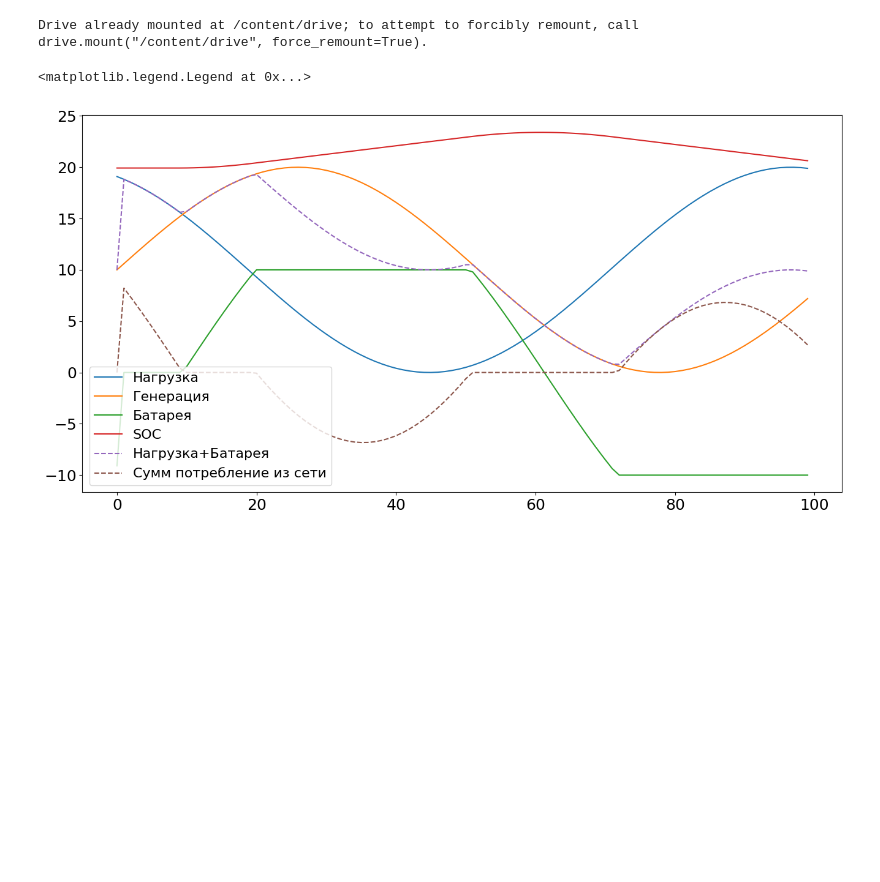
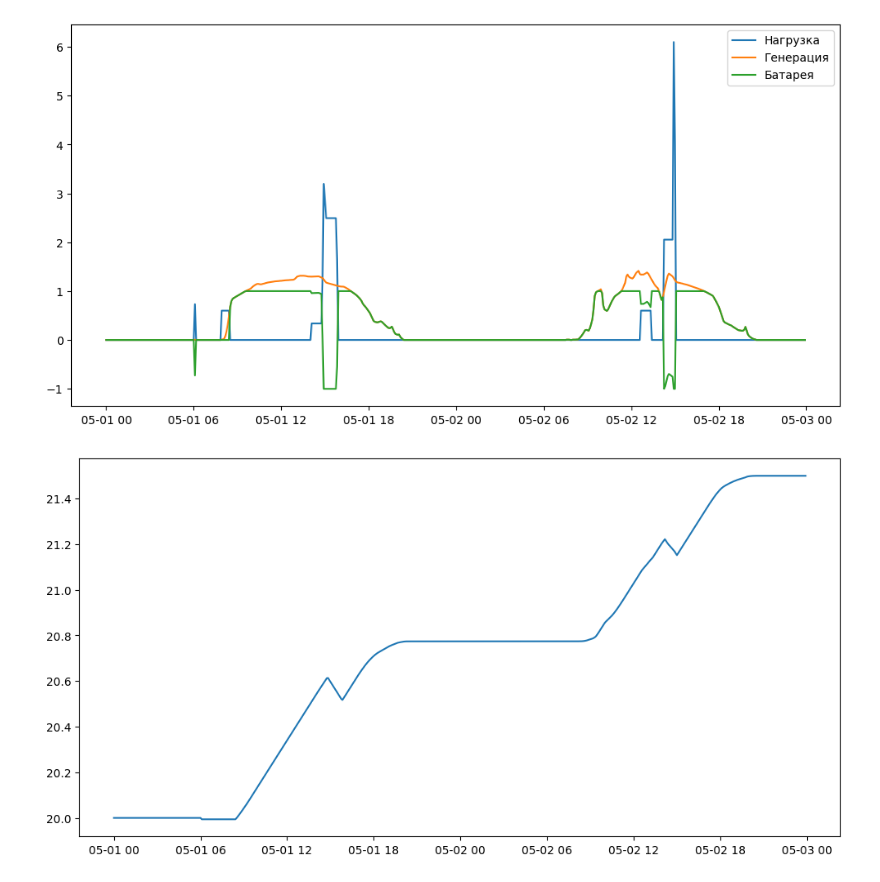
Before and after one commit to Shai670/Residential_consumption_modeling, a Jupyter notebook: Battery.ipynb, the cells around one changed output. Saved outputs shown, nothing was run; the diff lists cells and outputs as text; code cells hidden in the pictures; blank space fills up the shorter version.

```diff
--- a/Battery.ipynb
+++ b/Battery.ipynb
@@ -127,7 +94,7 @@ def add_eq(obj_list, N, power, sessions, switch_proba, tou_proba):
 # %%
 profile_dataset = []
 
-for _ in range(500):
+for _ in range(365):
 
     obj_list = []
     obj_list = add_eq(obj_list, N=class1_N, power=class1_power, sessions=class1_sessions, switch_proba=class1_switch, tou_proba=class1_tou)
@@ -136,7 +103,7 @@ for _ in range(500):
 
     electric_load = []
 
-    for dt in range(24*60): # шаг моделирования - 1 мин
+    for dt in range(24*60): # шаг моделирования - 15 мин
       power_dt = 0 # обнуляем переменную мощности данного шага моделирования
       for eq in obj_list: # для каждого электроприбора
         for s in range(eq.sessions): # перебрать все включения электроприбора за день
@@ -186,0 +119,3 @@ sum(df.mean(axis=0))
+# %%
+load = pd.DataFrame(np.array(profile_dataset).reshape(365*1440,), columns=['load'], index=pd.date_range(start=pv.index[0], periods=525600, freq='MIN'))
+load
@@ -221,7 +170,3 @@ class battery:
      # self.SOC = self.capacity_fact / self.capacity * 100
 
      return Pbat
-# %%
-load = pd.DataFrame(index=pd.date_range(start='2021-07-01 00:00:00', freq='MIN', periods=len(df.mean(axis=0))))
-load['load'] = df.mean(axis=0)
-load
@@ -242,6 +173,6 @@ load
 # %%
 dataset = pd.merge(load, pv, left_index=True, right_index=True, how='outer').dropna()
-dataset[dataset['AC'] < 0] = 0
-dataset['AC'] *= 1e-3
+dataset[dataset['Solar'] < 0] = 0
+dataset['Solar'] *= 1e-3
 dataset
 # %% [output]
@@ -316,30 +192,27 @@ Mounted at /content/drive
-# %%
-from google.colab import drive
-drive.mount('/content/drive')
-# %% [output]
-Drive already mounted at /content/drive; to attempt to forcibly remount, call drive.mount("/content/drive", force_remount=True).
 # %%
-bat = battery(Pnom=10, capacity=2)
-Pgen  = np.sin(np.linspace(0,6,100))*10 + 10
-Pload = np.sin(np.linspace(0,6,100)+2)*10 + 10
+bat = battery(Pnom=1, capacity=2)
 
+load_data = dataset['load'].loc['2022-05-01' : '2022-05-02']
+gen_data  = dataset['Solar'].loc['2022-05-01' : '2022-05-02']
 
 Pbat = []; soc = []
-for load, gen in zip(Pload, Pgen):
+for load, gen in zip(load_data, gen_data):
   Pbat.append(bat.working(Pgen=gen, Pload=load))
   soc.append(bat.SOC)
 
-plt.figure(figsize=(16,8))
+Pbat = pd.DataFrame({'bat' : Pbat}, index=load_data.index)
+soc = pd.DataFrame({'soc' : soc}, index=load_data.index)
 
-plt.plot(Pload, label='Нагрузка')
-plt.plot(Pgen, label='Генерация')
+plt.figure(figsize=(12,6))
+plt.plot(load_data, label='Нагрузка')
+plt.plot(gen_data, label='Генерация')
 plt.plot(Pbat, label='Батарея')
-plt.plot(soc, label='SOC')
+plt.legend()
+plt.show()
 
-plt.plot(Pload+Pbat, label='Нагрузка+Батарея', ls='--')
-plt.plot(Pload+Pbat-Pgen, label='Сумм потребление из сети', ls='--')
-
-plt.legend()
+plt.figure(figsize=(12,6))
+plt.plot(soc, label='Нагрузка')
+plt.show()
 # %% [output]
-<matplotlib.legend.Legend at 0x...>
-[figure, old version]
+[figure, new version]
+[figure, added]
```
Also changed, not shown: parts of 9 cells of this notebook.
